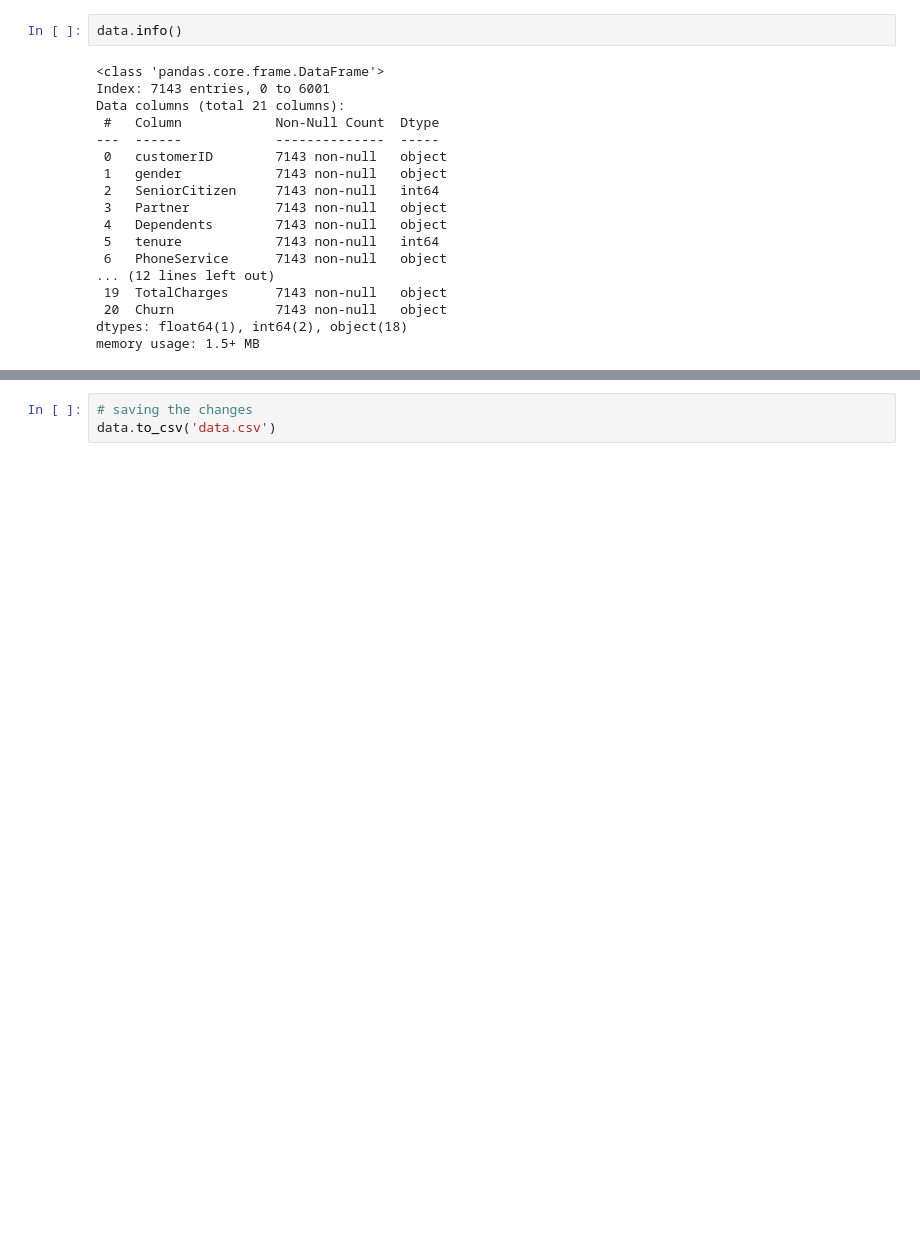
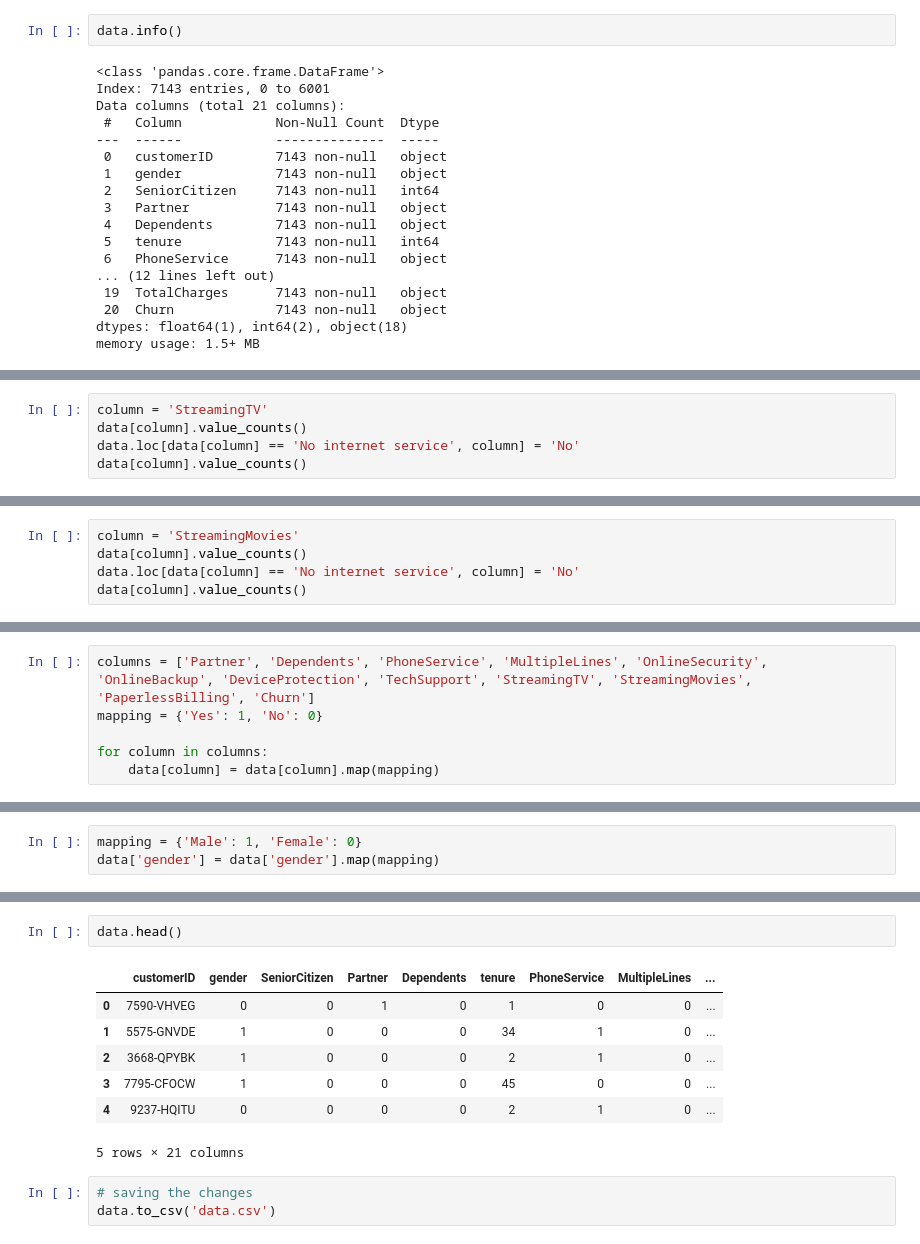
Before and after one commit to ThankiJay/Customer-Churn-Prediction, a Jupyter notebook: notebook/Data Manipulation.ipynb, the cells around one changed output, grey strips where cells are left out. Saved outputs shown, nothing was run; the diff lists cells and outputs as text; blank space fills up the shorter version.

Commit message:
Data Cleaning
Data cleaning

```diff
--- a/notebook/Data Manipulation.ipynb
+++ b/notebook/Data Manipulation.ipynb
@@ -195,0 +243,5 @@ memory usage: 1.5+ MB
+# %%
+column = 'StreamingTV'
+data[column].value_counts()
+data.loc[data[column] == 'No internet service', column] = 'No'
+data[column].value_counts()
@@ -195,0 +254,5 @@ memory usage: 1.5+ MB
+# %%
+column = 'StreamingMovies'
+data[column].value_counts()
+data.loc[data[column] == 'No internet service', column] = 'No'
+data[column].value_counts()
@@ -195,0 +265,6 @@ memory usage: 1.5+ MB
+# %%
+columns = ['Partner', 'Dependents', 'PhoneService', 'MultipleLines', 'OnlineSecurity', 'OnlineBackup', 'DeviceProtection', 'TechSupport', 'StreamingTV', 'StreamingMovies', 'PaperlessBilling', 'Churn']
+mapping = {'Yes': 1, 'No': 0}
+
+for column in columns:
+    data[column] = data[column].map(mapping)
@@ -195,0 +273,3 @@ memory usage: 1.5+ MB
+# %%
+mapping = {'Male': 1, 'Female': 0}
+data['gender'] = data['gender'].map(mapping)
@@ -196,3 +287,13 @@ memory usage: 1.5+ MB
+# %%
+data.head()
+# %% [output]
+|  | customerID | gender | SeniorCitizen | Partner | Dependents | tenure | PhoneService | MultipleLines | ... |
+| 0 | 7590-VHVEG | 0 | 0 | 1 | 0 | 1 | 0 | 0 | ... |
+| 1 | 5575-GNVDE | 1 | 0 | 0 | 0 | 34 | 1 | 0 | ... |
+| 2 | 3668-QPYBK | 1 | 0 | 0 | 0 | 2 | 1 | 0 | ... |
+| 3 | 7795-CFOCW | 1 | 0 | 0 | 0 | 45 | 0 | 0 | ... |
+| 4 | 9237-HQITU | 0 | 0 | 0 | 0 | 2 | 1 | 0 | ... |
+5 rows × 21 columns
 # %%
 # saving the changes
 data.to_csv('data.csv')
```
Also changed, not shown: parts of 19 cells of this notebook.
